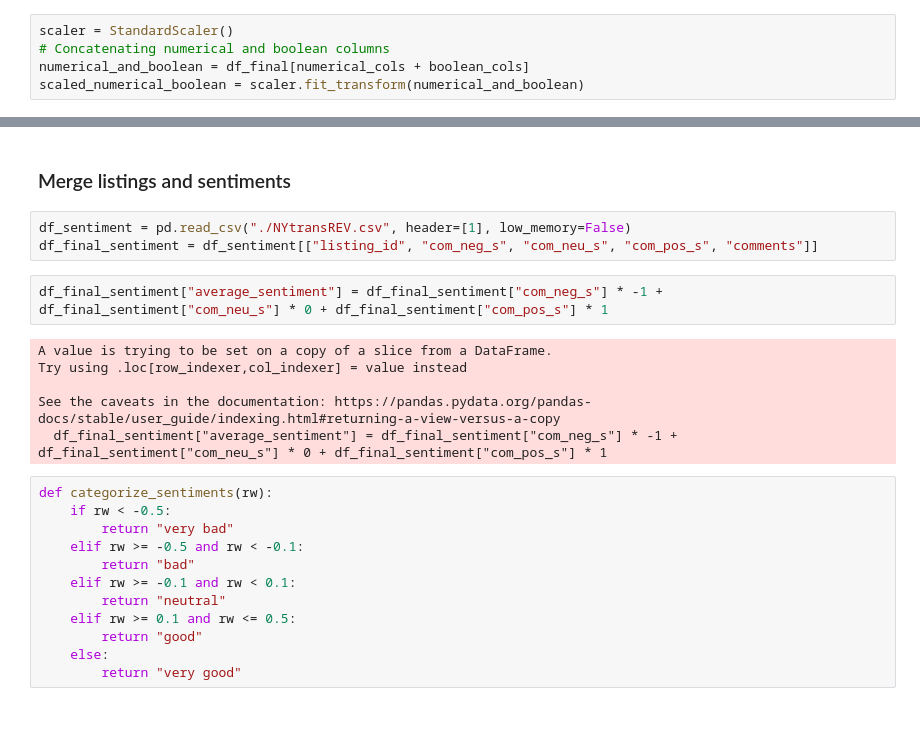
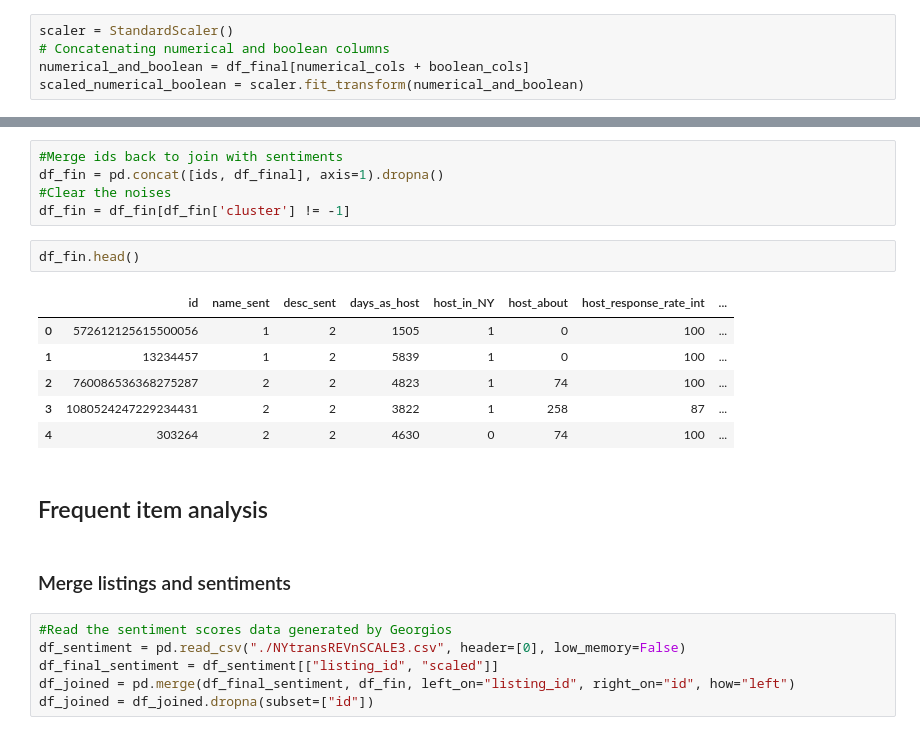
Before and after one commit to cecil7525/CompToolsAirBNB, a Jupyter notebook: cs4ds.ipynb, the cells around one changed output, grey strips where cells are left out. Cells and saved outputs as stored; diff of their text form.

```diff
--- a/cs4ds.ipynb
+++ b/cs4ds.ipynb
@@ -327,25 +279,24 @@ df_fin = df[df['cluster'] != -1]
+# %%
+#Merge ids back to join with sentiments
+df_fin = pd.concat([ids, df_final], axis=1).dropna()
+#Clear the noises
+df_fin = df_fin[df_fin['cluster'] != -1]
+# %%
+df_fin.head()
+# %% [output]
+|  | id | name_sent | desc_sent | days_as_host | host_in_NY | host_about | host_response_rate_int | ... |
+| 0 | 572612125615500056 | 1 | 2 | 1505 | 1 | 0 | 100 | ... |
+| 1 | 13234457 | 1 | 2 | 5839 | 1 | 0 | 100 | ... |
+| 2 | 760086536368275287 | 2 | 2 | 4823 | 1 | 74 | 100 | ... |
+| 3 | 1080524247229234431 | 2 | 2 | 3822 | 1 | 258 | 87 | ... |
+| 4 | 303264 | 2 | 2 | 4630 | 0 | 74 | 100 | ... |
+# %% [markdown]
+## Frequent item analysis
 # %% [markdown]
 ### Merge listings and sentiments
 # %%
-df_sentiment = pd.read_csv("./NYtransREV.csv", header=[1], low_memory=False)
-df_final_sentiment = df_sentiment[["listing_id", "com_neg_s", "com_neu_s", "com_pos_s", "comments"]]
+#Read the sentiment scores data generated by Georgios
+df_sentiment = pd.read_csv("./NYtransREVnSCALE3.csv", header=[0], low_memory=False)
+df_final_sentiment = df_sentiment[["listing_id", "scaled"]]
+df_joined = pd.merge(df_final_sentiment, df_fin, left_on="listing_id", right_on="id", how="left")
+df_joined = df_joined.dropna(subset=["id"])
-# %%
-df_final_sentiment["average_sentiment"] = df_final_sentiment["com_neg_s"] * -1 + df_final_sentiment["com_neu_s"] * 0 + df_final_sentiment["com_pos_s"] * 1
-# %% [output]
-A value is trying to be set on a copy of a slice from a DataFrame.
-Try using .loc[row_indexer,col_indexer] = value instead
-
-See the caveats in the documentation: https://pandas.pydata.org/pandas-docs/stable/user_guide/indexing.html#returning-a-view-versus-a-copy
-  df_final_sentiment["average_sentiment"] = df_final_sentiment["com_neg_s"] * -1 + df_final_sentiment["com_neu_s"] * 0 + df_final_sentiment["com_pos_s"] * 1
-# %%
-def categorize_sentiments(rw):
-    if rw < -0.5:
-        return "very bad"
-    elif rw >= -0.5 and rw < -0.1:
-        return "bad"
-    elif rw >= -0.1 and rw < 0.1:
-        return "neutral"
-    elif rw >= 0.1 and rw <= 0.5:
-        return "good"
-    else:
-        return "very good"
```
Also changed, not shown: parts of 51 cells of this notebook.
